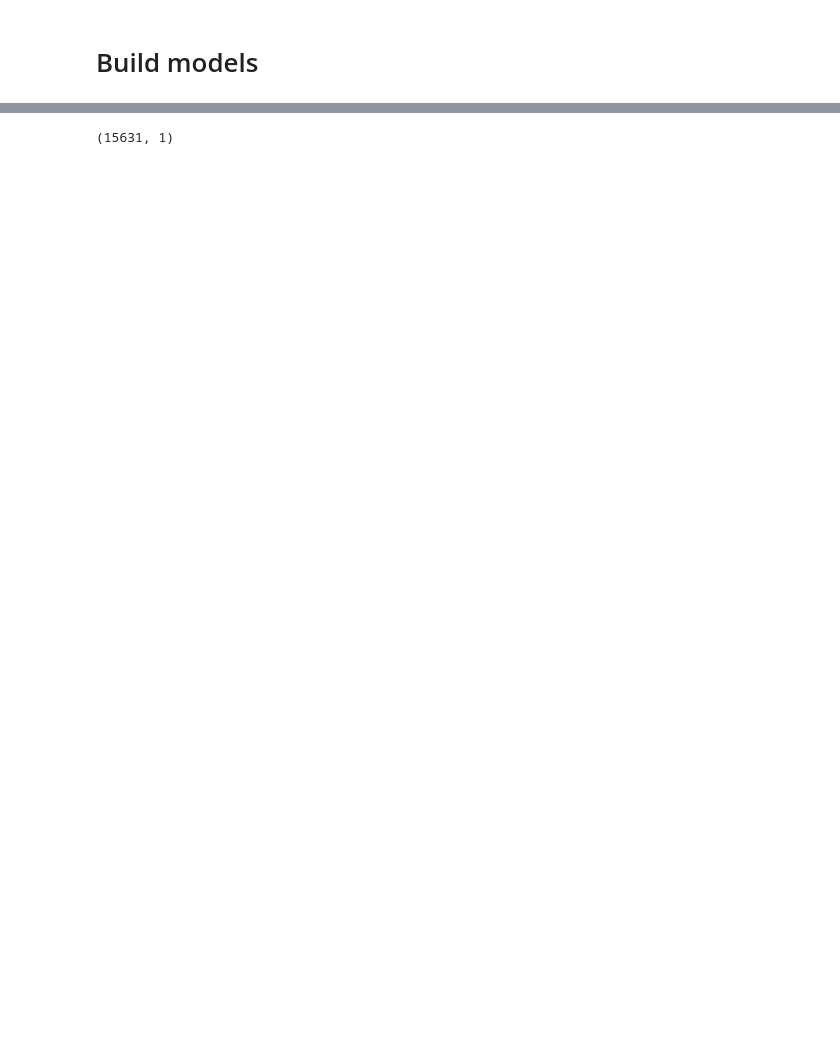
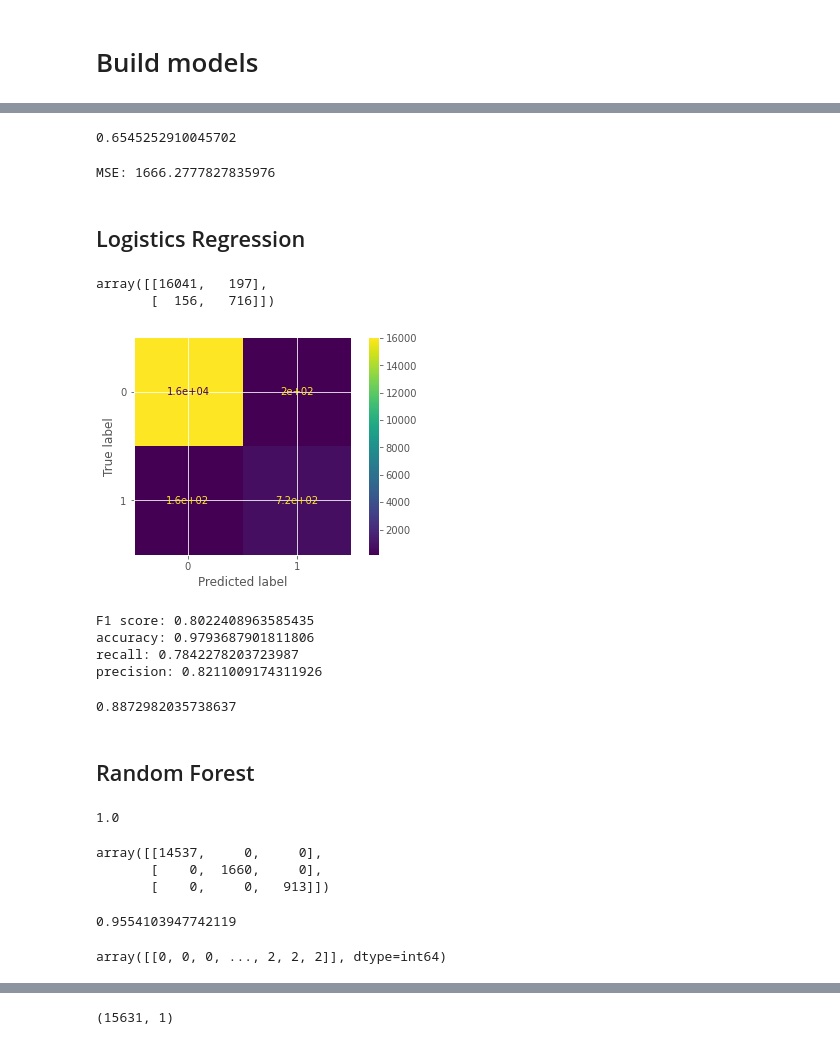
Before and after one commit to arcweld/DSI_Capstone_2, a Jupyter notebook: Capstone2.ipynb, the cells around one changed output, grey strips where cells are left out. Drawn from its saved outputs; the diff is of its cells as text; code cells hidden in the pictures; blank space fills up the shorter version.

```diff
--- a/Capstone2.ipynb
+++ b/Capstone2.ipynb
@@ -257,0 +304,3 @@ ax.fill_between(seas_cycl.index, q25.values.ravel(), q75.values.ravel(), color='
+# %%
+df_train = df1[~df1['id'].isin(test_index)]
+df_train
@@ -257,0 +321,5 @@ ax.fill_between(seas_cycl.index, q25.values.ravel(), q75.values.ravel(), color='
+# %%
+X = df_train.drop(['RUL','f10','f30'], axis=1)
+y_reg = df_train['RUL']
+y_clf = df_train['f10']
+y_mclf = df_train['f30']
@@ -257,0 +333,11 @@ ax.fill_between(seas_cycl.index, q25.values.ravel(), q75.values.ravel(), color='
+# %%
+reg = LinearRegression()
+
+reg.fit(X, y_reg)
+reg.score(X, y_reg)
+# %% [output]
+0.6545252910045702
+# %%
+print(f'MSE: {mean_squared_error(y_reg, reg.predict(X))}')
+# %% [output]
+MSE: 1666.2777827835976
@@ -257,0 +346,55 @@ ax.fill_between(seas_cycl.index, q25.values.ravel(), q75.values.ravel(), color='
+# %% [markdown]
+## Logistics Regression
+# %%
+log = LogisticRegression(max_iter=10000000)
+
+log.fit(X, y_clf)
+y_pred = log.predict(X)
+log.score(X, y_clf)
+confusion_matrix(y_pred, y_clf)
+# %% [output]
+array([[16041,   197],
+       [  156,   716]])
+# %%
+disp = ConfusionMatrixDisplay(confusion_matrix(y_pred, y_clf), display_labels=log.classes_)
+disp.plot();
+# %% [output]
+[figure, added]
+# %%
+print(f'F1 score: {f1_score(y_clf, y_pred)}')
+print(f'accuracy: {accuracy_score(y_clf, y_pred)}')
+print(f'recall: {recall_score(y_clf, y_pred)}')
+print(f'precision: {precision_score(y_clf, y_pred)}')
+# %% [output]
+F1 score: 0.8022408963585435
+accuracy: 0.9793687901811806
+recall: 0.7842278203723987
+precision: 0.8211009174311926
+# %%
+balanced_accuracy_score(y_clf, y_pred)
+# %% [output]
+0.8872982035738637
+# %% [markdown]
+## Random Forest
+# %%
+clf = RandomForestClassifier()
+clf.fit(X,y_mclf)
+clf.score(X,y_mclf)
+# %% [output]
+1.0
+# %%
+y_pred = clf.predict(X)
+confusion_matrix(y_pred, y_mclf)
+# %% [output]
+array([[14537,     0,     0],
+       [    0,  1660,     0],
+       [    0,     0,   913]])
+# %%
+clf.score(X_test,y_test_mclf)
+# %% [output]
+0.9554103947742119
+# %%
+y_pred = clf.predict(X_test)
+y_pred.reshape(1,-1)
+# %% [output]
+array([[0, 0, 0, ..., 2, 2, 2]], dtype=int64)
```
Also changed, not shown: parts of 39 cells of this notebook.
